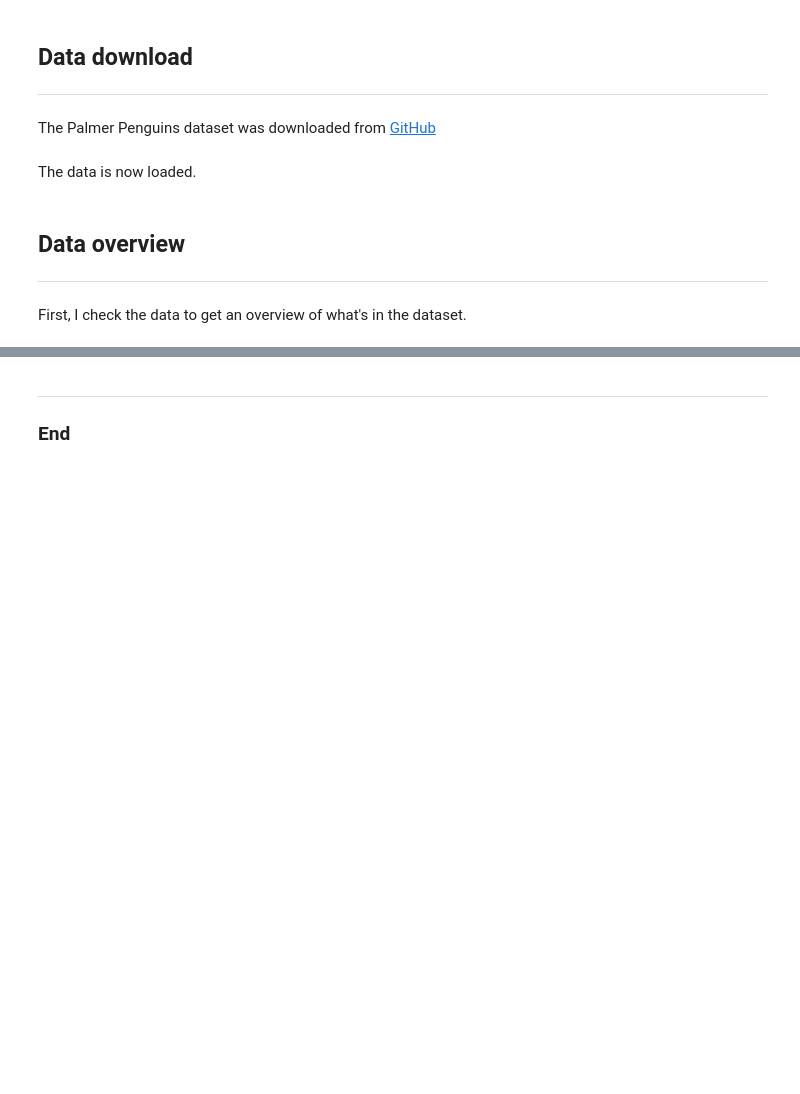
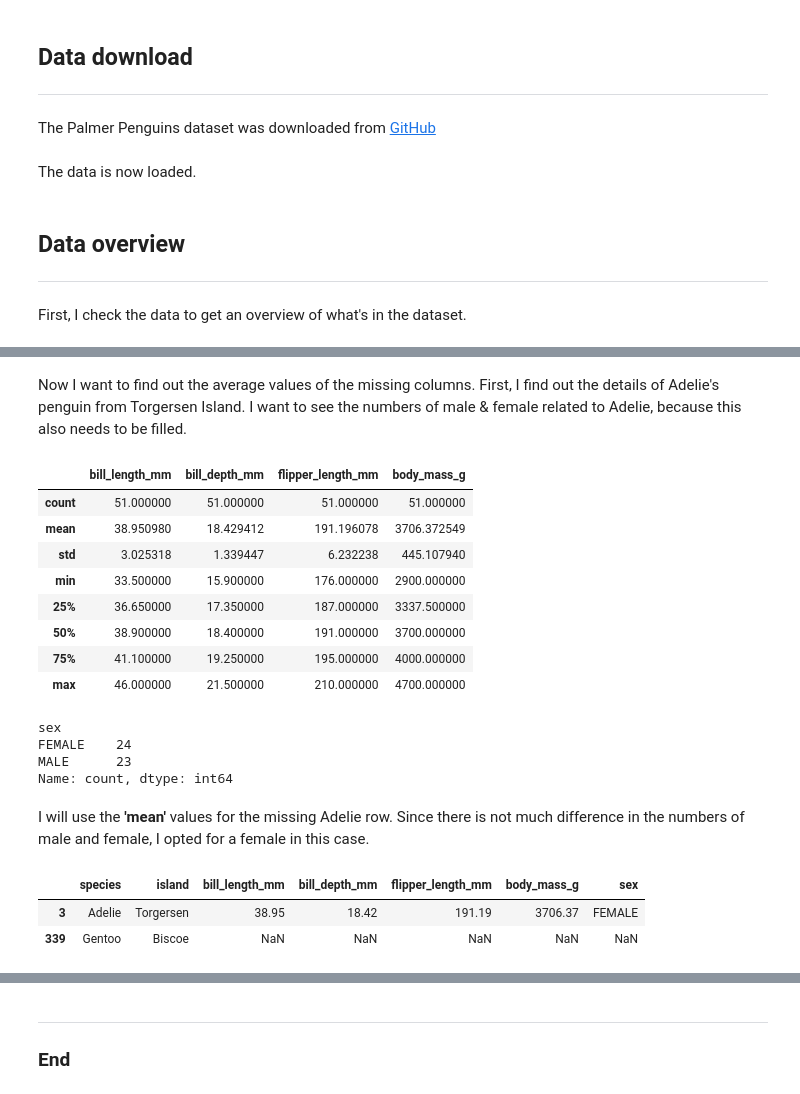
Before and after one commit to UWASIKLK/pda---mywork, a Jupyter notebook: penguins-project.ipynb, the cells around one changed output, grey strips where cells are left out. Drawn from its saved outputs; the diff is of its cells as text; code cells hidden in the pictures; blank space fills up the shorter version.

```diff
--- a/penguins-project.ipynb
+++ b/penguins-project.ipynb
@@ -261,0 +184,28 @@ $\bar {x} = \frac {\sum_{i=0}^{n-1} x_i} {n}$
+# %% [markdown]
+Now I want to find out the average values of the missing columns. First, I find out the details of Adelie's penguin from Torgersen Island. I want to see the numbers of male & female related to Adelie, because this also needs to be filled.
+# %%
+# Showing details related to Adelie, Torgersen island
+
+a_penguins = penguins.loc[(penguins.species == 'Adelie') & (penguins.island == 'Torgersen')]
+a_penguins.describe()
+# %% [output]
+|  | bill_length_mm | bill_depth_mm | flipper_length_mm | body_mass_g |
+| count | 51.000000 | 51.000000 | 51.000000 | 51.000000 |
+| mean | 38.950980 | 18.429412 | 191.196078 | 3706.372549 |
+| std | 3.025318 | 1.339447 | 6.232238 | 445.107940 |
+| min | 33.500000 | 15.900000 | 176.000000 | 2900.000000 |
+| 25% | 36.650000 | 17.350000 | 187.000000 | 3337.500000 |
+| 50% | 38.900000 | 18.400000 | 191.000000 | 3700.000000 |
+| 75% | 41.100000 | 19.250000 | 195.000000 | 4000.000000 |
+| max | 46.000000 | 21.500000 | 210.000000 | 4700.000000 |
+# %%
+# And the gender count (how many of female and male)
+
+a_penguins['sex'].value_counts()
+# %% [output]
+sex
+FEMALE    24
+MALE      23
+Name: count, dtype: int64
+# %% [markdown]
+I will use the **'mean'** values for the missing Adelie row. Since there is not much difference in the numbers of male and female, I opted for a female in this case.
@@ -261,0 +216,8 @@ $\bar {x} = \frac {\sum_{i=0}^{n-1} x_i} {n}$
+# %%
+# checking if missing data were replaced by mean values for Adelie row
+
+penguins.iloc[[3,339],0:7]
+# %% [output]
+|  | species | island | bill_length_mm | bill_depth_mm | flipper_length_mm | body_mass_g | sex |
+| 3 | Adelie | Torgersen | 38.95 | 18.42 | 191.19 | 3706.37 | FEMALE |
+| 339 | Gentoo | Biscoe | NaN | NaN | NaN | NaN | NaN |
```
Also changed, not shown: parts of 49 cells of this notebook.
